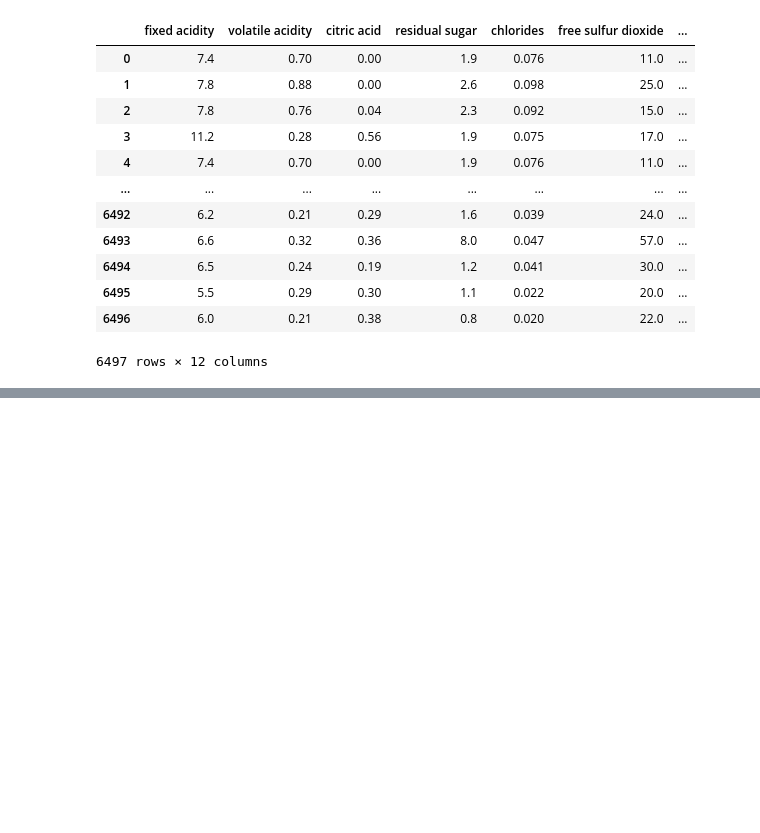
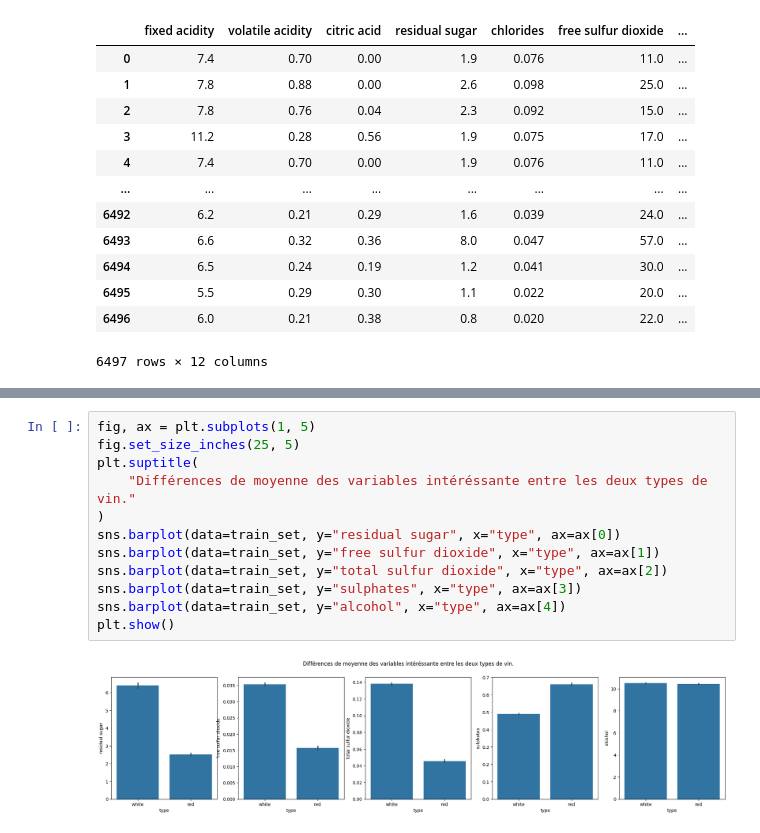
Before and after one commit to fmazur57u/WineTypePrediction, a Jupyter notebook: winePredictionType.ipynb, the cells around one changed output, grey strips where cells are left out. Saved outputs shown, nothing was run; the diff lists cells and outputs as text; blank space fills up the shorter version.

```diff
--- a/winePredictionType.ipynb
+++ b/winePredictionType.ipynb
@@ -51,0 +184,14 @@ train_set, test_set = train_test_split(
+# %%
+fig, ax = plt.subplots(1, 5)
+fig.set_size_inches(25, 5)
+plt.suptitle(
+    "Différences de moyenne des variables intéréssante entre les deux types de vin."
+)
+sns.barplot(data=train_set, y="residual sugar", x="type", ax=ax[0])
+sns.barplot(data=train_set, y="free sulfur dioxide", x="type", ax=ax[1])
+sns.barplot(data=train_set, y="total sulfur dioxide", x="type", ax=ax[2])
+sns.barplot(data=train_set, y="sulphates", x="type", ax=ax[3])
+sns.barplot(data=train_set, y="alcohol", x="type", ax=ax[4])
+plt.show()
+# %% [output]
+[figure, added]
```
Also changed, not shown: parts of 27 cells of this notebook, 2 other files.
